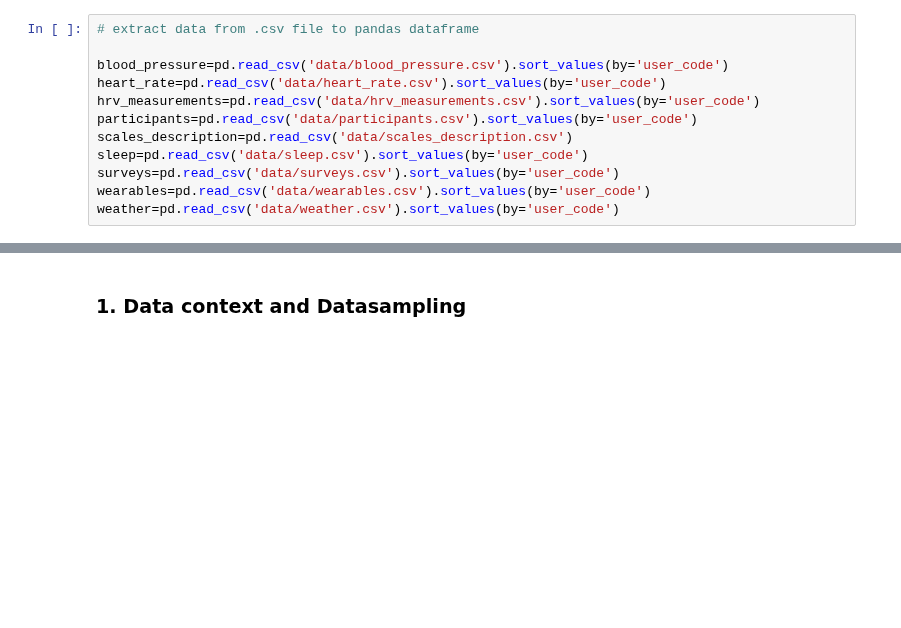
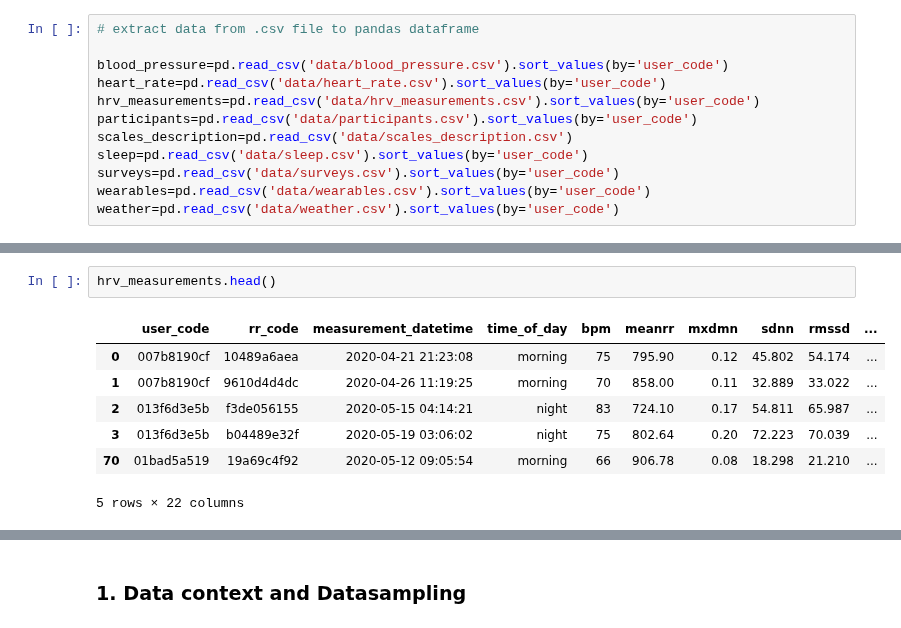
Before and after one commit to AIPI510/aipi510-fall24, a Jupyter notebook: teamname-eda-ta4.ipynb, the cells around one changed output, grey strips where cells are left out. Saved outputs shown, nothing was run; the diff lists cells and outputs as text; blank space fills up the shorter version.

```diff
--- a/teamname-eda-ta4.ipynb
+++ b/teamname-eda-ta4.ipynb
@@ -24,0 +43,10 @@ weather=pd.read_csv('data/weather.csv').sort_values(by='user_code')
+# %%
+hrv_measurements.head()
+# %% [output]
+|  | user_code | rr_code | measurement_datetime | time_of_day | bpm | meanrr | mxdmn | sdnn | rmssd | ... |
+| 0 | 007b8190cf | 10489a6aea | 2020-04-21 21:23:08 | morning | 75 | 795.90 | 0.12 | 45.802 | 54.174 | ... |
+| 1 | 007b8190cf | 9610d4d4dc | 2020-04-26 11:19:25 | morning | 70 | 858.00 | 0.11 | 32.889 | 33.022 | ... |
+| 2 | 013f6d3e5b | f3de056155 | 2020-05-15 04:14:21 | night | 83 | 724.10 | 0.17 | 54.811 | 65.987 | ... |
+| 3 | 013f6d3e5b | b04489e32f | 2020-05-19 03:06:02 | night | 75 | 802.64 | 0.20 | 72.223 | 70.039 | ... |
+| 70 | 01bad5a519 | 19a69c4f92 | 2020-05-12 09:05:54 | morning | 66 | 906.78 | 0.08 | 18.298 | 21.210 | ... |
+5 rows × 22 columns
```
Also changed, not shown: parts of 52 cells of this notebook, 1 other file.
